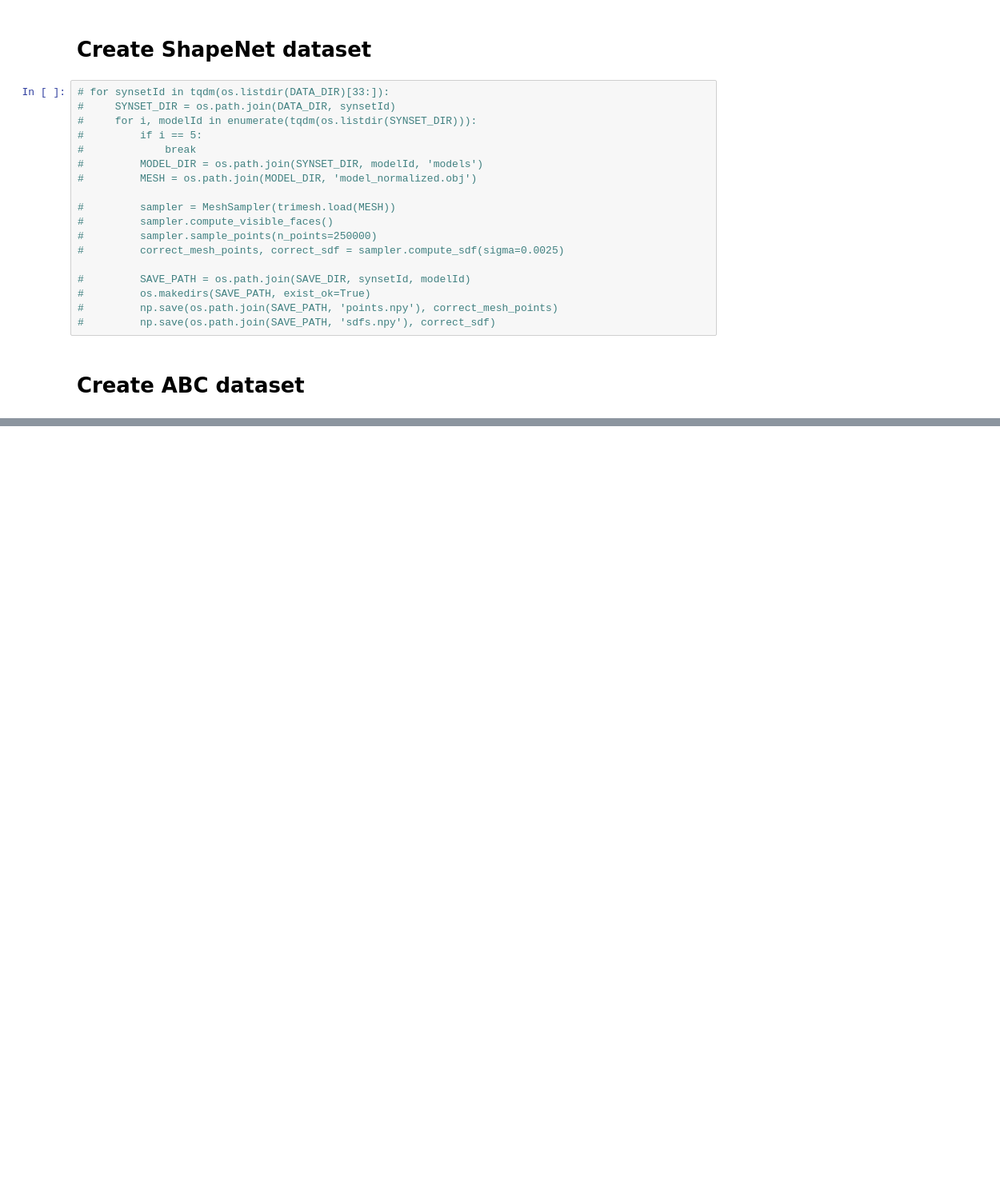
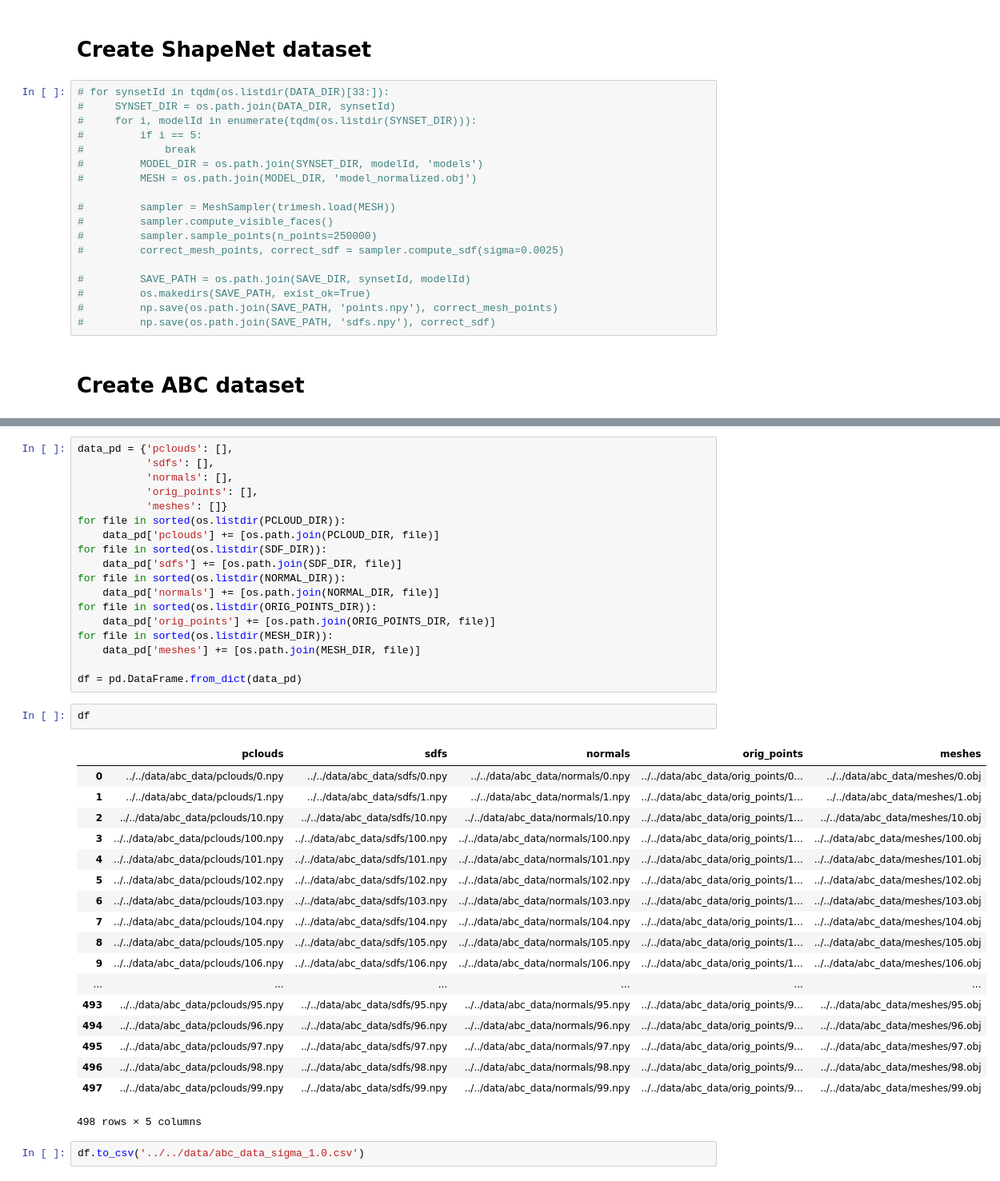
Before and after one commit to alexeybokhovkin/DeepSDF, a Jupyter notebook: src/notebooks/create_dataset.ipynb, the cells around one changed output, grey strips where cells are left out. Shown: that part at 80% size. Drawn from its saved outputs; the diff is of its cells as text; blank space fills up the shorter version.

```diff
--- a/src/notebooks/create_dataset.ipynb
+++ b/src/notebooks/create_dataset.ipynb
@@ -91,0 +96,41 @@ RuntimeError: Set changed size during iteration
+# %%
+data_pd = {'pclouds': [],
+           'sdfs': [],
+           'normals': [],
+           'orig_points': [],
+           'meshes': []}
+for file in sorted(os.listdir(PCLOUD_DIR)):
+    data_pd['pclouds'] += [os.path.join(PCLOUD_DIR, file)]
+for file in sorted(os.listdir(SDF_DIR)):
+    data_pd['sdfs'] += [os.path.join(SDF_DIR, file)]
+for file in sorted(os.listdir(NORMAL_DIR)):
+    data_pd['normals'] += [os.path.join(NORMAL_DIR, file)]
+for file in sorted(os.listdir(ORIG_POINTS_DIR)):
+    data_pd['orig_points'] += [os.path.join(ORIG_POINTS_DIR, file)]
+for file in sorted(os.listdir(MESH_DIR)):
+    data_pd['meshes'] += [os.path.join(MESH_DIR, file)]
+
+df = pd.DataFrame.from_dict(data_pd)
+# %%
+df
+# %% [output]
+|  | pclouds | sdfs | normals | orig_points | meshes |
+| 0 | ../../data/abc_data/pclouds/0.npy | ../../data/abc_data/sdfs/0.npy | ../../data/abc_data/normals/0.npy | ../../data/abc_data/orig_points/0... | ../../data/abc_data/meshes/0.obj |
+| 1 | ../../data/abc_data/pclouds/1.npy | ../../data/abc_data/sdfs/1.npy | ../../data/abc_data/normals/1.npy | ../../data/abc_data/orig_points/1... | ../../data/abc_data/meshes/1.obj |
+| 2 | ../../data/abc_data/pclouds/10.npy | ../../data/abc_data/sdfs/10.npy | ../../data/abc_data/normals/10.npy | ../../data/abc_data/orig_points/1... | ../../data/abc_data/meshes/10.obj |
+| 3 | ../../data/abc_data/pclouds/100.npy | ../../data/abc_data/sdfs/100.npy | ../../data/abc_data/normals/100.npy | ../../data/abc_data/orig_points/1... | ../../data/abc_data/meshes/100.obj |
+| 4 | ../../data/abc_data/pclouds/101.npy | ../../data/abc_data/sdfs/101.npy | ../../data/abc_data/normals/101.npy | ../../data/abc_data/orig_points/1... | ../../data/abc_data/meshes/101.obj |
+| 5 | ../../data/abc_data/pclouds/102.npy | ../../data/abc_data/sdfs/102.npy | ../../data/abc_data/normals/102.npy | ../../data/abc_data/orig_points/1... | ../../data/abc_data/meshes/102.obj |
+| 6 | ../../data/abc_data/pclouds/103.npy | ../../data/abc_data/sdfs/103.npy | ../../data/abc_data/normals/103.npy | ../../data/abc_data/orig_points/1... | ../../data/abc_data/meshes/103.obj |
+| 7 | ../../data/abc_data/pclouds/104.npy | ../../data/abc_data/sdfs/104.npy | ../../data/abc_data/normals/104.npy | ../../data/abc_data/orig_points/1... | ../../data/abc_data/meshes/104.obj |
+| 8 | ../../data/abc_data/pclouds/105.npy | ../../data/abc_data/sdfs/105.npy | ../../data/abc_data/normals/105.npy | ../../data/abc_data/orig_points/1... | ../../data/abc_data/meshes/105.obj |
+| 9 | ../../data/abc_data/pclouds/106.npy | ../../data/abc_data/sdfs/106.npy | ../../data/abc_data/normals/106.npy | ../../data/abc_data/orig_points/1... | ../../data/abc_data/meshes/106.obj |
+| ... | ... | ... | ... | ... | ... |
+| 493 | ../../data/abc_data/pclouds/95.npy | ../../data/abc_data/sdfs/95.npy | ../../data/abc_data/normals/95.npy | ../../data/abc_data/orig_points/9... | ../../data/abc_data/meshes/95.obj |
+| 494 | ../../data/abc_data/pclouds/96.npy | ../../data/abc_data/sdfs/96.npy | ../../data/abc_data/normals/96.npy | ../../data/abc_data/orig_points/9... | ../../data/abc_data/meshes/96.obj |
+| 495 | ../../data/abc_data/pclouds/97.npy | ../../data/abc_data/sdfs/97.npy | ../../data/abc_data/normals/97.npy | ../../data/abc_data/orig_points/9... | ../../data/abc_data/meshes/97.obj |
+| 496 | ../../data/abc_data/pclouds/98.npy | ../../data/abc_data/sdfs/98.npy | ../../data/abc_data/normals/98.npy | ../../data/abc_data/orig_points/9... | ../../data/abc_data/meshes/98.obj |
+| 497 | ../../data/abc_data/pclouds/99.npy | ../../data/abc_data/sdfs/99.npy | ../../data/abc_data/normals/99.npy | ../../data/abc_data/orig_points/9... | ../../data/abc_data/meshes/99.obj |
+498 rows × 5 columns
+# %%
+df.to_csv('../../data/abc_data_sigma_1.0.csv')
```
Also changed, not shown: parts of 5 cells of this notebook, 7 other files.
